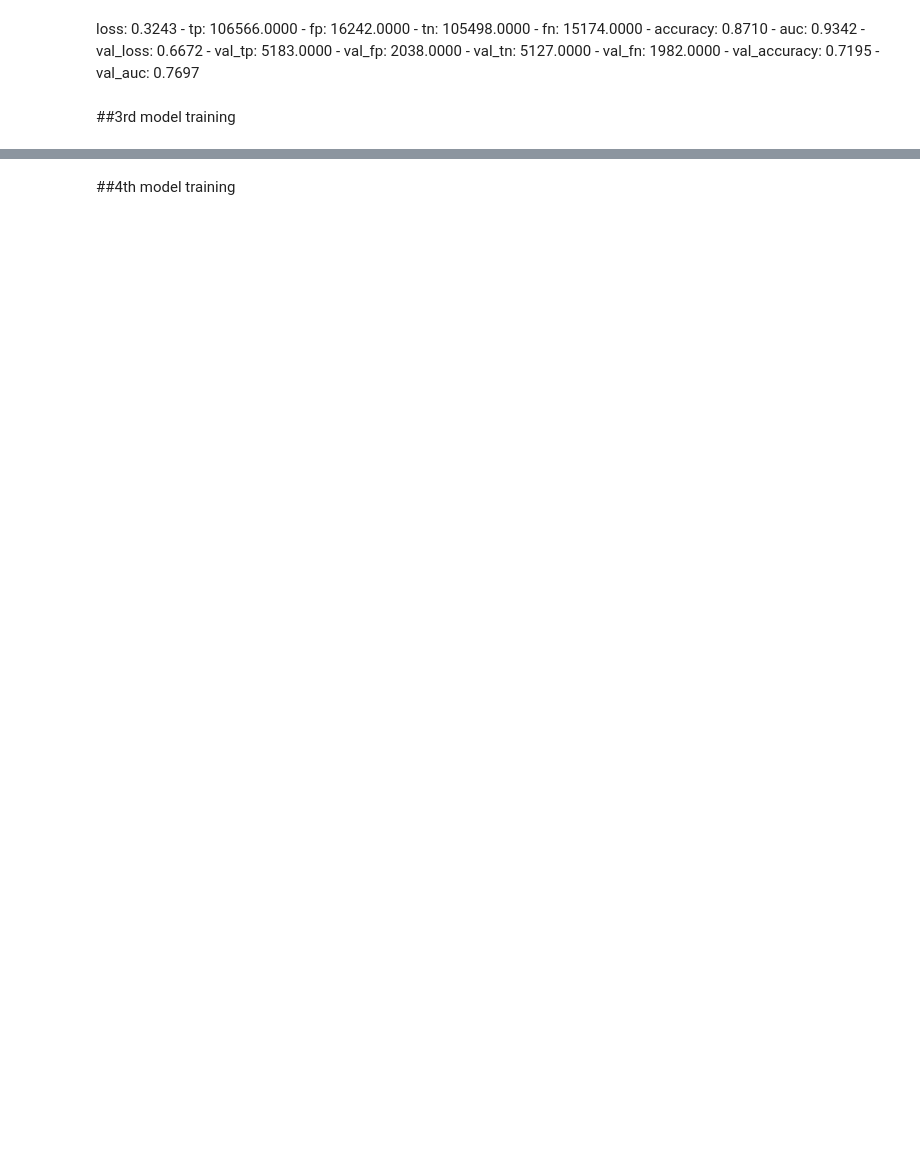
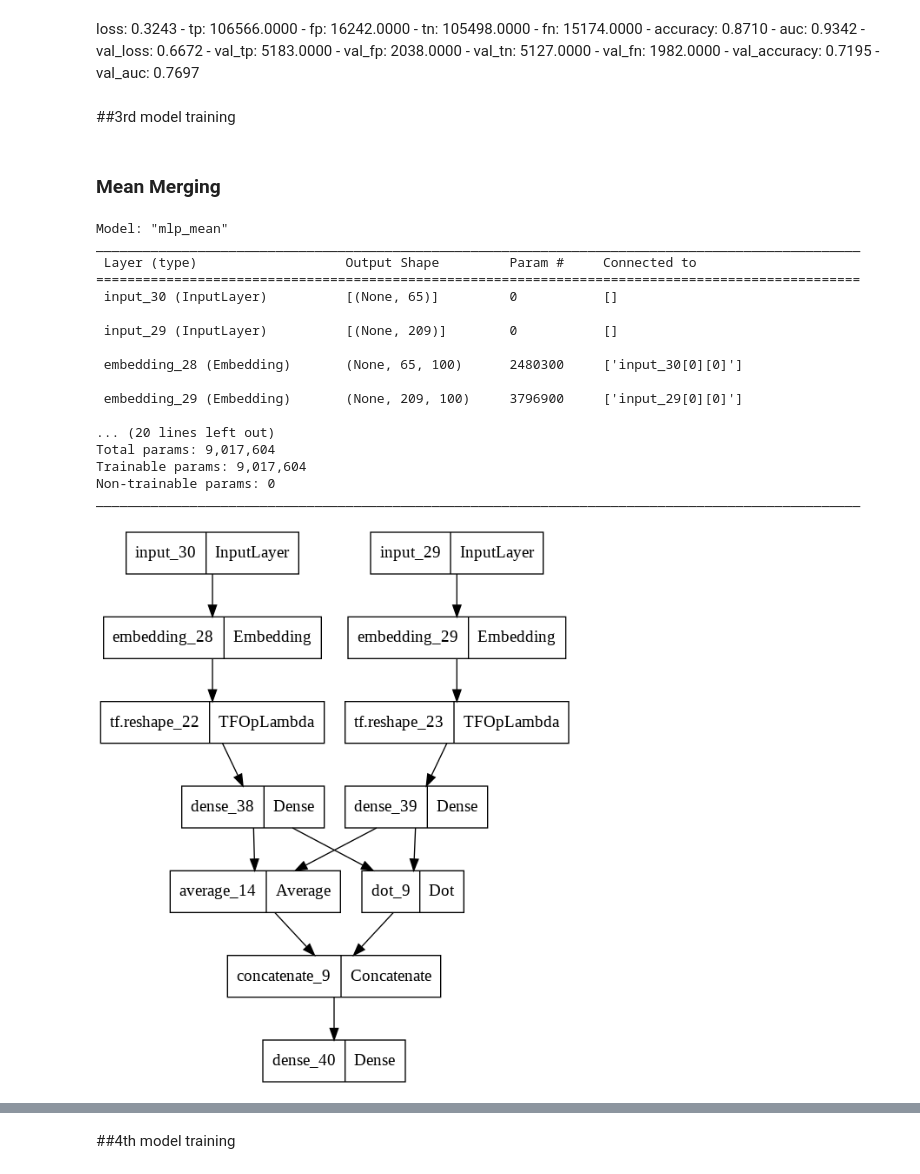
Before and after one commit to AirNicco8/NLP_Assignments, a Jupyter notebook: Assignment_2/Assignment_2_avg_bow.ipynb, the cells around one changed output, grey strips where cells are left out. Saved outputs shown, nothing was run; the diff lists cells and outputs as text; code cells hidden in the pictures; blank space fills up the shorter version.

Commit message:
Added cos sim, bug with sum and concat

```diff
--- a/Assignment_2/Assignment_2_avg_bow.ipynb
+++ b/Assignment_2/Assignment_2_avg_bow.ipynb
@@ -704,11 +679,13 @@ metrics = [keras.metrics.TruePositives(name='tp'),
            keras.metrics.TrueNegatives(name='tn'),
            keras.metrics.FalseNegatives(name='fn'),
            keras.metrics.BinaryAccuracy(name='accuracy'),
-           keras.metrics.Precision(name='precision'),
-           keras.metrics.Recall(name='recall'),
-           keras.metrics.AUC(name='auc')]
-           #tfa.metrics.F1Score(num_classes=2, threshold=0.5),
-           #tfa.metrics.CohenKappa(num_classes=2, sparse_labels=True)]
+           keras.metrics.AUC(name='auc'),
+           tfa.metrics.F1Score(num_classes=2, threshold=0.5),
+           tfa.metrics.CohenKappa(num_classes=2, sparse_labels=False)
+           ]
+
+sgdopt = tf.keras.optimizers.SGD(learning_rate=0.1)
+adamopt = keras.optimizers.Adam(0.001)
 
 es_callback = tf.keras.callbacks.EarlyStopping(monitor='val_loss', patience=5)
 # %% [markdown]
@@ -779,4 +715,38 @@ Epoch 10/10
 loss: 0.3243 - tp: 106566.0000 - fp: 16242.0000 - tn: 105498.0000 - fn: 15174.0000 - accuracy: 0.8710 - auc: 0.9342 - val_loss: 0.6672 - val_tp: 5183.0000 - val_fp: 2038.0000 - val_tn: 5127.0000 - val_fn: 1982.0000 - val_accuracy: 0.7195 - val_auc: 0.7697
 # %% [markdown]
 ##3rd model training
+# %%
+mergings = ['mean', 'sum', 'concat']
+tb_callback = tf.keras.callbacks.TensorBoard(log_dir=log_dir, histogram_freq=1)
+# %% [markdown]
+### Mean Merging
+# %%
+model_MLP_mean = create_mlp_model(mergings[0])
+model_MLP_mean.compile(
+    loss=keras.losses.BinaryCrossentropy(),
+    optimizer=adamopt,
+    metrics=metrics
+)
+
+model_MLP_mean.summary()
+keras.utils.plot_model(model_MLP_mean, "MLP_mean.png")
+# %% [output]
+Model: "mlp_mean"
+__________________________________________________________________________________________________
+ Layer (type)                   Output Shape         Param #     Connected to
+==================================================================================================
+ input_30 (InputLayer)          [(None, 65)]         0           []
+
+ input_29 (InputLayer)          [(None, 209)]        0           []
+
+ embedding_28 (Embedding)       (None, 65, 100)      2480300     ['input_30[0][0]']
+
+ embedding_29 (Embedding)       (None, 209, 100)     3796900     ['input_29[0][0]']
+
+... (20 lines left out)
+Total params: 9,017,604
+Trainable params: 9,017,604
+Non-trainable params: 0
+__________________________________________________________________________________________________
+[figure, added]
 # %%
```
Also changed, not shown: parts of 26 cells of this notebook.
